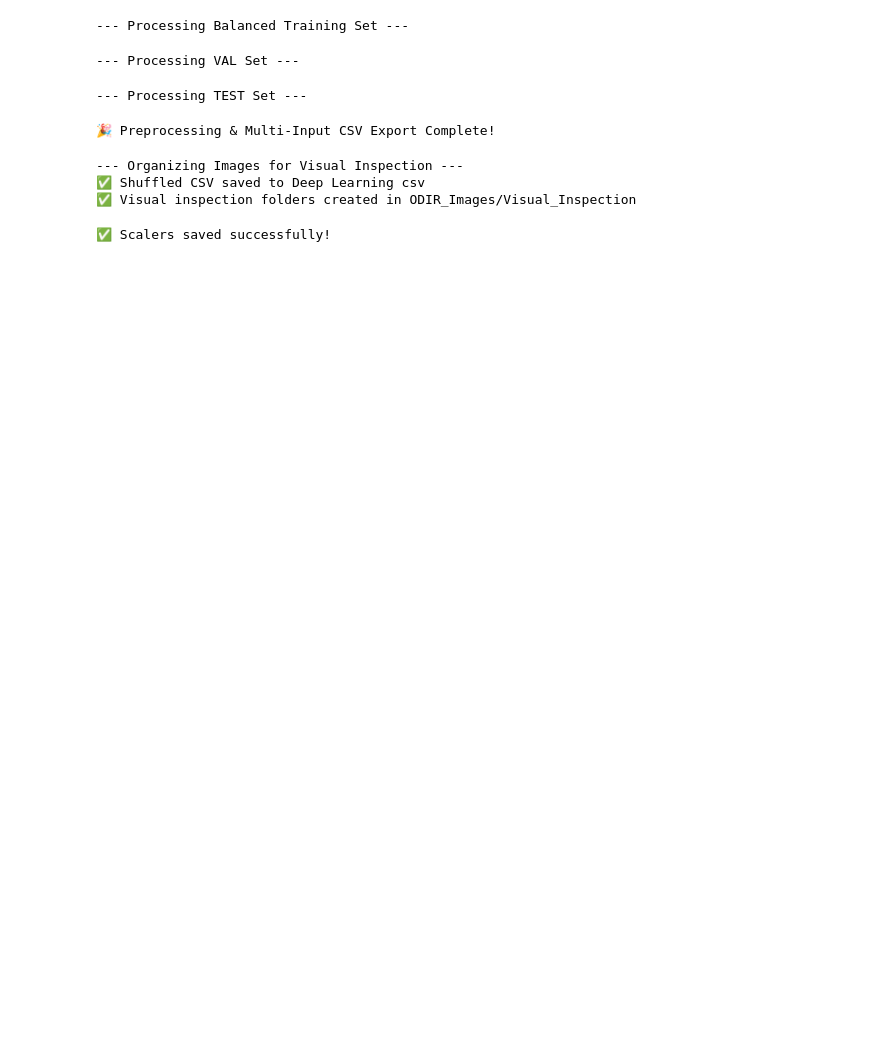
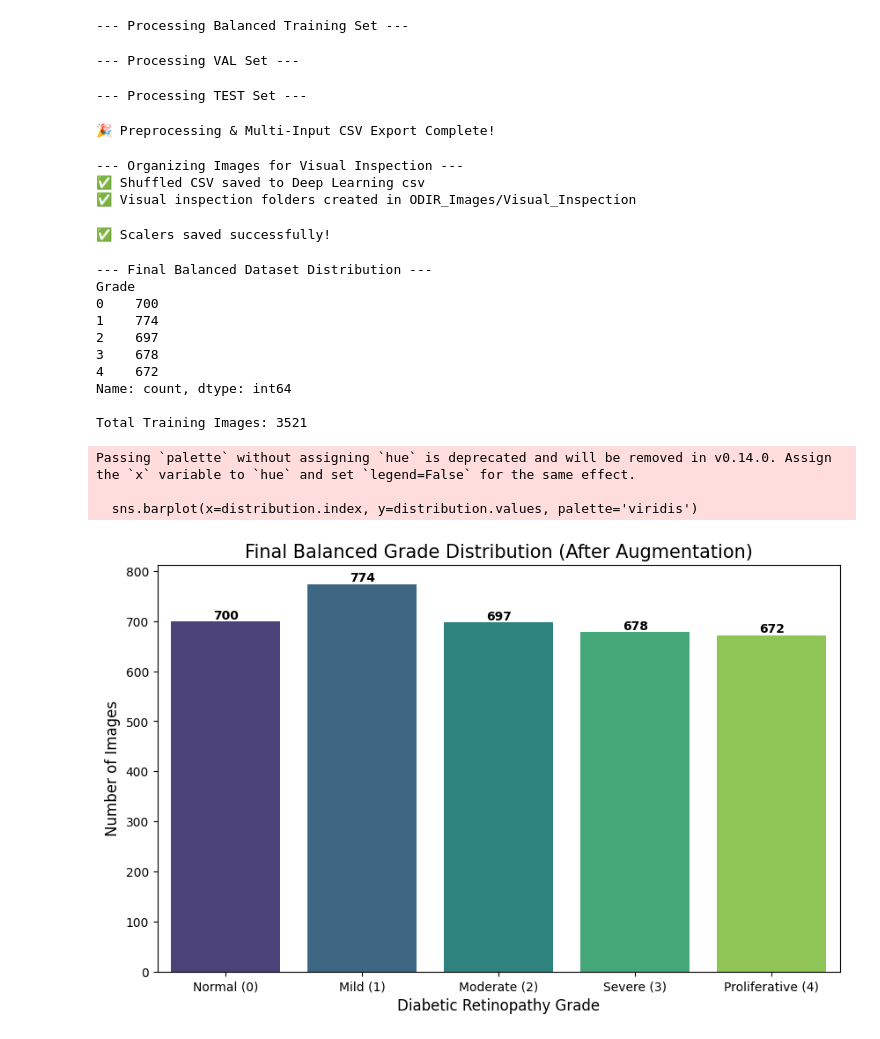
Before and after one commit to 1105ze/DR-Alert, a Jupyter notebook: Notebooks/datasetSplitTrainValidation.ipynb, the cells around one changed output. Saved outputs shown, nothing was run; the diff lists cells and outputs as text; code cells hidden in the pictures; blank space fills up the shorter version.

```diff
--- a/Notebooks/datasetSplitTrainValidation.ipynb
+++ b/Notebooks/datasetSplitTrainValidation.ipynb
@@ -195,3 +197,48 @@ joblib.dump(sex_encoder, 'Models/sex_encoder.pkl')
 print("✅ Scalers saved successfully!")
 # %% [output]
 ✅ Scalers saved successfully!
+# %%
+# ==========================================
+# 4. FINAL DATASET SUMMARY
+# ==========================================
+import matplotlib.pyplot as plt
+import seaborn as sns
+
+# Load the final balanced CSV
+final_df = pd.read_csv('../Data_CSV/ODIR_Train_Balanced.csv')
+
+# 1. Print Numerical Distribution
+print("--- Final Balanced Dataset Distribution ---")
+distribution = final_df['Grade'].value_counts().sort_index()
+print(distribution)
+print(f"\nTotal Training Images: {len(final_df)}")
+
+# 2. Visualize the Distribution
+plt.figure(figsize=(10, 6))
+sns.barplot(x=distribution.index, y=distribution.values, palette='viridis')
+
+plt.title('Final Balanced Grade Distribution (After Augmentation)', fontsize=15)
+plt.xlabel('Diabetic Retinopathy Grade', fontsize=12)
+plt.ylabel('Number of Images', fontsize=12)
+plt.xticks(ticks=[0, 1, 2, 3, 4], labels=['Normal (0)', 'Mild (1)', 'Moderate (2)', 'Severe (3)', 'Proliferative (4)'])
+
+# Add labels on top of bars
+for i, v in enumerate(distribution.values):
+    plt.text(i, v + 5, str(v), ha='center', fontweight='bold')
+
+plt.show()
+# %% [output]
+--- Final Balanced Dataset Distribution ---
+Grade
+0    700
+1    774
+2    697
+3    678
+4    672
+Name: count, dtype: int64
+
+Total Training Images: 3521
+Passing `palette` without assigning `hue` is deprecated and will be removed in v0.14.0. Assign the `x` variable to `hue` and set `legend=False` for the same effect.
+
+  sns.barplot(x=distribution.index, y=distribution.values, palette='viridis')
+[figure, added]
```
Also changed, not shown: parts of 1 cell of this notebook, 2 other files.
